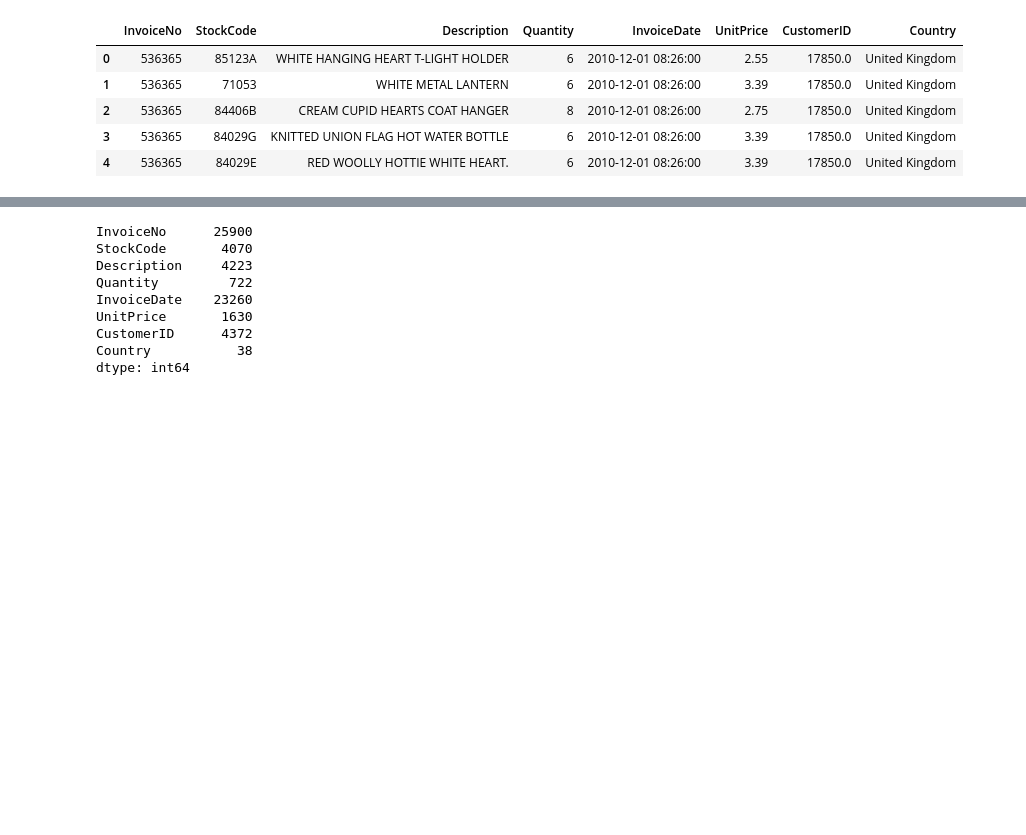
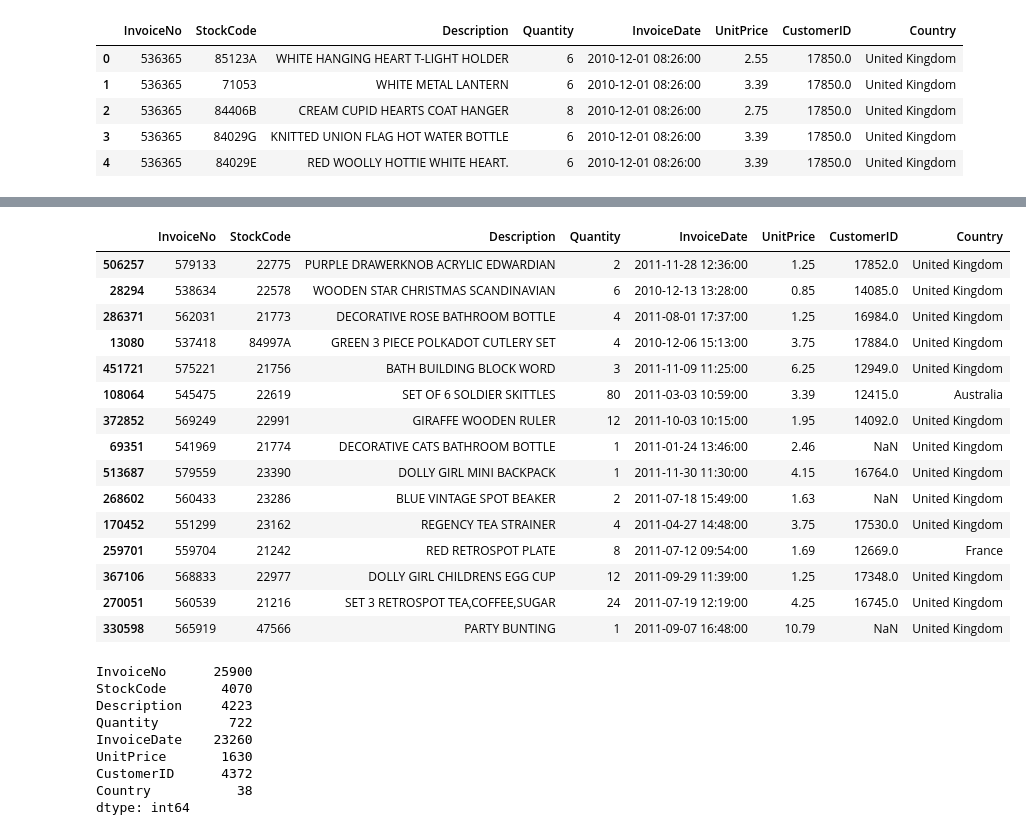
Before and after one commit to antonio-corsi/Corso-Python-Aula-Mediolanum, a Jupyter notebook: B. Customer Segmentation con K-means.ipynb, the cells around one changed output, grey strips where cells are left out. Drawn from its saved outputs; the diff is of its cells as text; code cells hidden in the pictures; blank space fills up the shorter version.

```diff
--- a/B. Customer Segmentation con K-means.ipynb
+++ b/B. Customer Segmentation con K-means.ipynb
@@ -169,3 +185,23 @@ df.head() # --> una fattura può avere diversi prodotti, come si può notare (da
+# %%
+# np.random.seed(1)
+df.sample(15)
+# %% [output]
+|  | InvoiceNo | StockCode | Description | Quantity | InvoiceDate | UnitPrice | CustomerID | Country |
+| 506257 | 579133 | 22775 | PURPLE DRAWERKNOB ACRYLIC EDWARDIAN | 2 | 2011-11-28 12:36:00 | 1.25 | 17852.0 | United Kingdom |
+| 28294 | 538634 | 22578 | WOODEN STAR CHRISTMAS SCANDINAVIAN | 6 | 2010-12-13 13:28:00 | 0.85 | 14085.0 | United Kingdom |
+| 286371 | 562031 | 21773 | DECORATIVE ROSE BATHROOM BOTTLE | 4 | 2011-08-01 17:37:00 | 1.25 | 16984.0 | United Kingdom |
+| 13080 | 537418 | 84997A | GREEN 3 PIECE POLKADOT CUTLERY SET | 4 | 2010-12-06 15:13:00 | 3.75 | 17884.0 | United Kingdom |
+| 451721 | 575221 | 21756 | BATH BUILDING BLOCK WORD | 3 | 2011-11-09 11:25:00 | 6.25 | 12949.0 | United Kingdom |
+| 108064 | 545475 | 22619 | SET OF 6 SOLDIER SKITTLES | 80 | 2011-03-03 10:59:00 | 3.39 | 12415.0 | Australia |
+| 372852 | 569249 | 22991 | GIRAFFE WOODEN RULER | 12 | 2011-10-03 10:15:00 | 1.95 | 14092.0 | United Kingdom |
+| 69351 | 541969 | 21774 | DECORATIVE CATS BATHROOM BOTTLE | 1 | 2011-01-24 13:46:00 | 2.46 | NaN | United Kingdom |
+| 513687 | 579559 | 23390 | DOLLY GIRL MINI BACKPACK | 1 | 2011-11-30 11:30:00 | 4.15 | 16764.0 | United Kingdom |
+| 268602 | 560433 | 23286 | BLUE VINTAGE SPOT BEAKER | 2 | 2011-07-18 15:49:00 | 1.63 | NaN | United Kingdom |
+| 170452 | 551299 | 23162 | REGENCY TEA STRAINER | 4 | 2011-04-27 14:48:00 | 3.75 | 17530.0 | United Kingdom |
+| 259701 | 559704 | 21242 | RED RETROSPOT PLATE | 8 | 2011-07-12 09:54:00 | 1.69 | 12669.0 | France |
+| 367106 | 568833 | 22977 | DOLLY GIRL CHILDRENS EGG CUP | 12 | 2011-09-29 11:39:00 | 1.25 | 17348.0 | United Kingdom |
+| 270051 | 560539 | 21216 | SET 3 RETROSPOT TEA,COFFEE,SUGAR | 24 | 2011-07-19 12:19:00 | 4.25 | 16745.0 | United Kingdom |
+| 330598 | 565919 | 47566 | PARTY BUNTING | 1 | 2011-09-07 16:48:00 | 10.79 | NaN | United Kingdom |
 # %%
 df.nunique() # il numero di elementi distinti per ogni attributo
 # %% [output]
```
Also changed, not shown: parts of 25 cells of this notebook.
